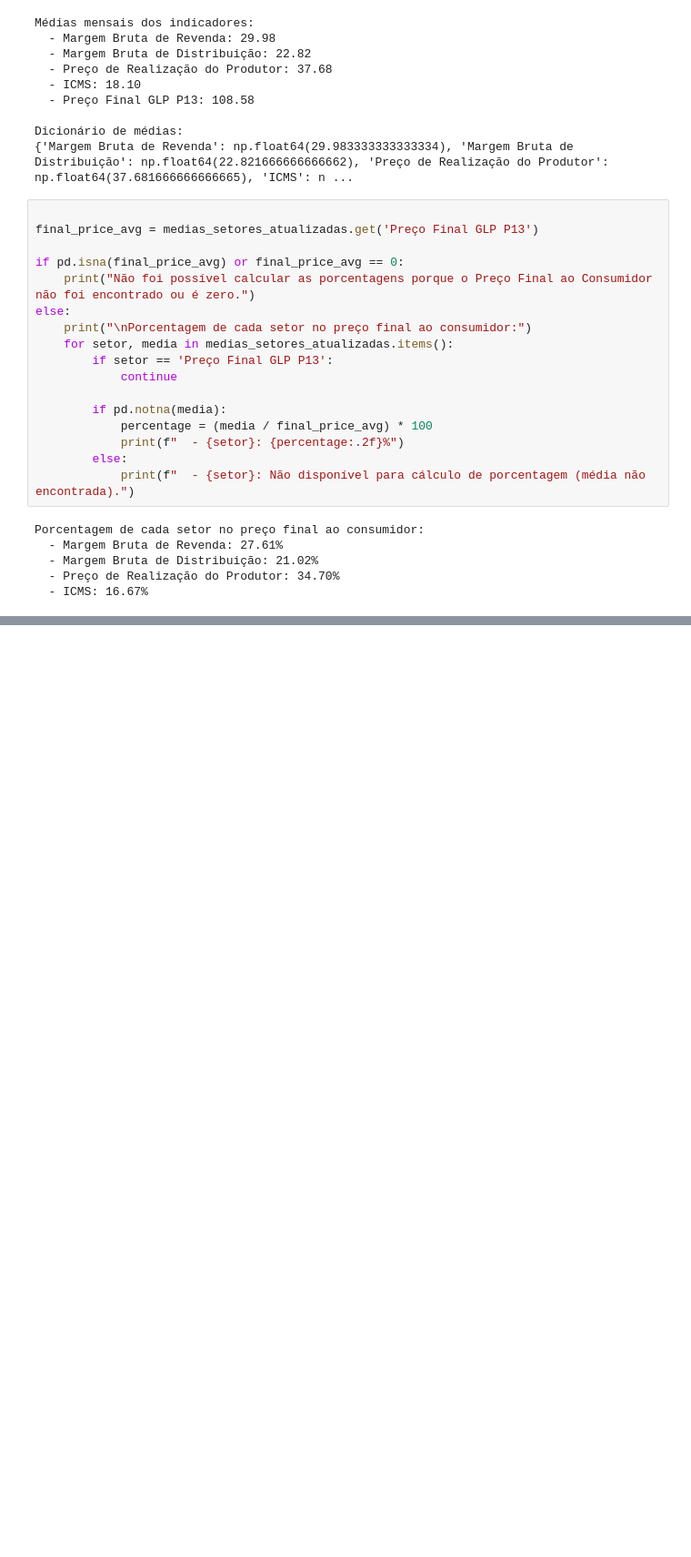
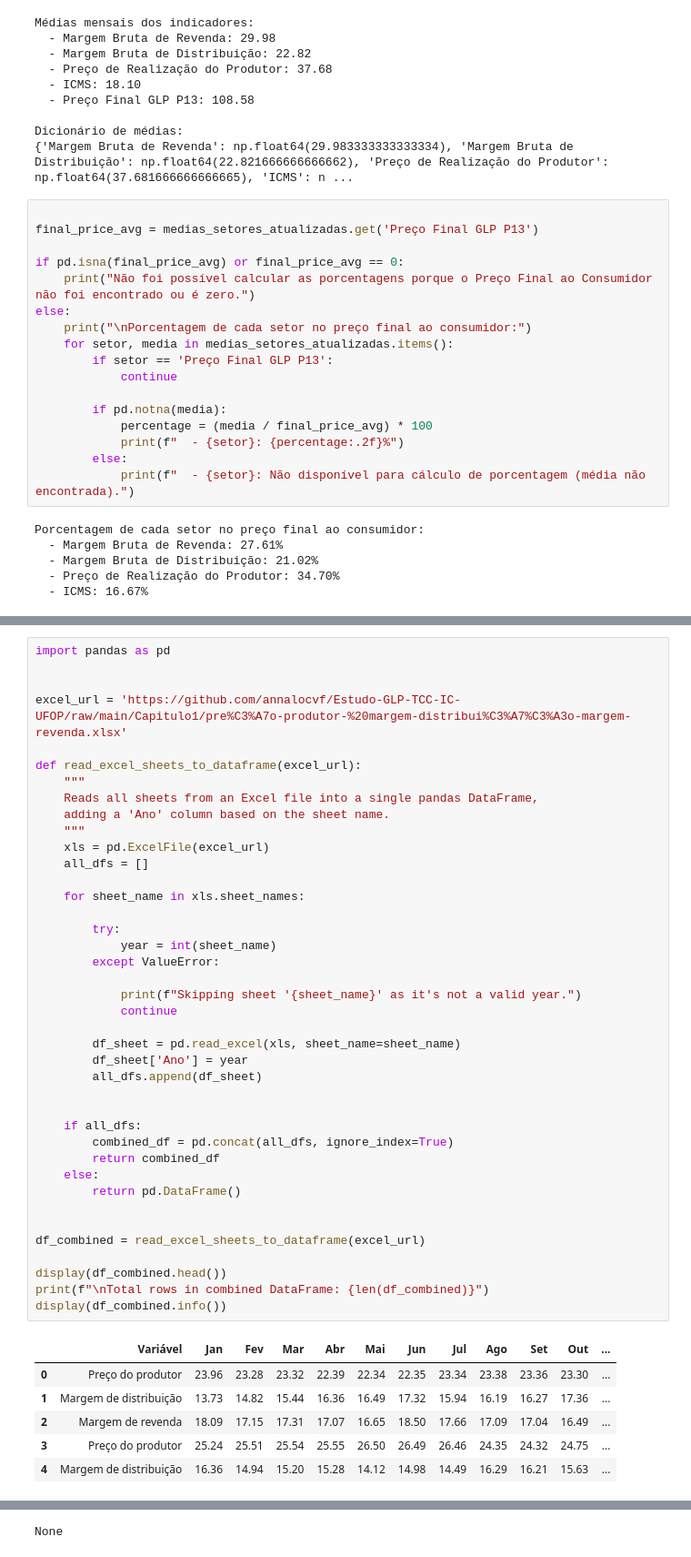
Before and after one commit to annalocvf/Estudo-GLP-TCC-IC-UFOP, a Jupyter notebook: Capitulo1/capitulo1.ipynb, the cells around one changed output, grey strips where cells are left out. Shown at 91% size. Cells and saved outputs as stored; diff of their text form; blank space fills up the shorter version.

```diff
--- a/Capitulo1/capitulo1.ipynb
+++ b/Capitulo1/capitulo1.ipynb
@@ -213,0 +429,47 @@ Porcentagem de cada setor no preço final ao consumidor:
+# %%
+import pandas as pd
+
+
+excel_url = 'https://github.com/annalocvf/Estudo-GLP-TCC-IC-UFOP/raw/main/Capitulo1/pre%C3%A7o-produtor-%20margem-distribui%C3%A7%C3%A3o-margem-revenda.xlsx'
+
+def read_excel_sheets_to_dataframe(excel_url):
+    """
+    Reads all sheets from an Excel file into a single pandas DataFrame,
+    adding a 'Ano' column based on the sheet name.
+    """
+    xls = pd.ExcelFile(excel_url)
+    all_dfs = []
+
+    for sheet_name in xls.sheet_names:
+
+        try:
+            year = int(sheet_name)
+        except ValueError:
+
+            print(f"Skipping sheet '{sheet_name}' as it's not a valid year.")
+            continue
+
+        df_sheet = pd.read_excel(xls, sheet_name=sheet_name)
+        df_sheet['Ano'] = year
+        all_dfs.append(df_sheet)
+
+
+    if all_dfs:
+        combined_df = pd.concat(all_dfs, ignore_index=True)
+        return combined_df
+    else:
+        return pd.DataFrame()
+
+
+df_combined = read_excel_sheets_to_dataframe(excel_url)
+
+display(df_combined.head())
+print(f"\nTotal rows in combined DataFrame: {len(df_combined)}")
+display(df_combined.info())
+# %% [output]
+|  | Variável | Jan | Fev | Mar | Abr | Mai | Jun | Jul | Ago | Set | Out | ... |
+| 0 | Preço do produtor | 23.96 | 23.28 | 23.32 | 22.39 | 22.34 | 22.35 | 23.34 | 23.38 | 23.36 | 23.30 | ... |
+| 1 | Margem de distribuição | 13.73 | 14.82 | 15.44 | 16.36 | 16.49 | 17.32 | 15.94 | 16.19 | 16.27 | 17.36 | ... |
+| 2 | Margem de revenda | 18.09 | 17.15 | 17.31 | 17.07 | 16.65 | 18.50 | 17.66 | 17.09 | 17.04 | 16.49 | ... |
+| 3 | Preço do produtor | 25.24 | 25.51 | 25.54 | 25.55 | 26.50 | 26.49 | 26.46 | 24.35 | 24.32 | 24.75 | ... |
+| 4 | Margem de distribuição | 16.36 | 14.94 | 15.20 | 15.28 | 14.12 | 14.98 | 14.49 | 16.29 | 16.21 | 15.63 | ... |
@@ -213,0 +493 @@ Porcentagem de cada setor no preço final ao consumidor:
+None
```
Also changed, not shown: parts of 14 cells of this notebook.
